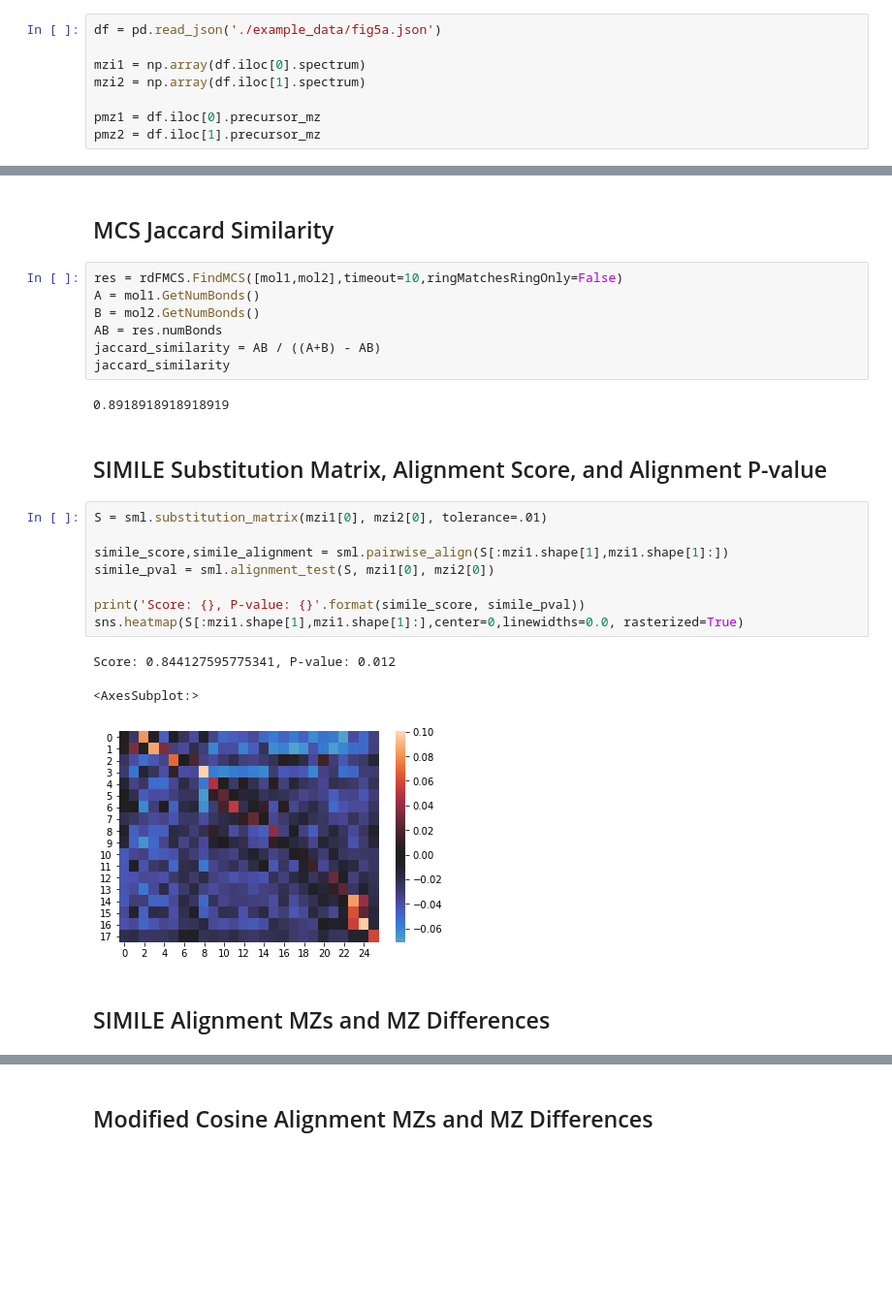
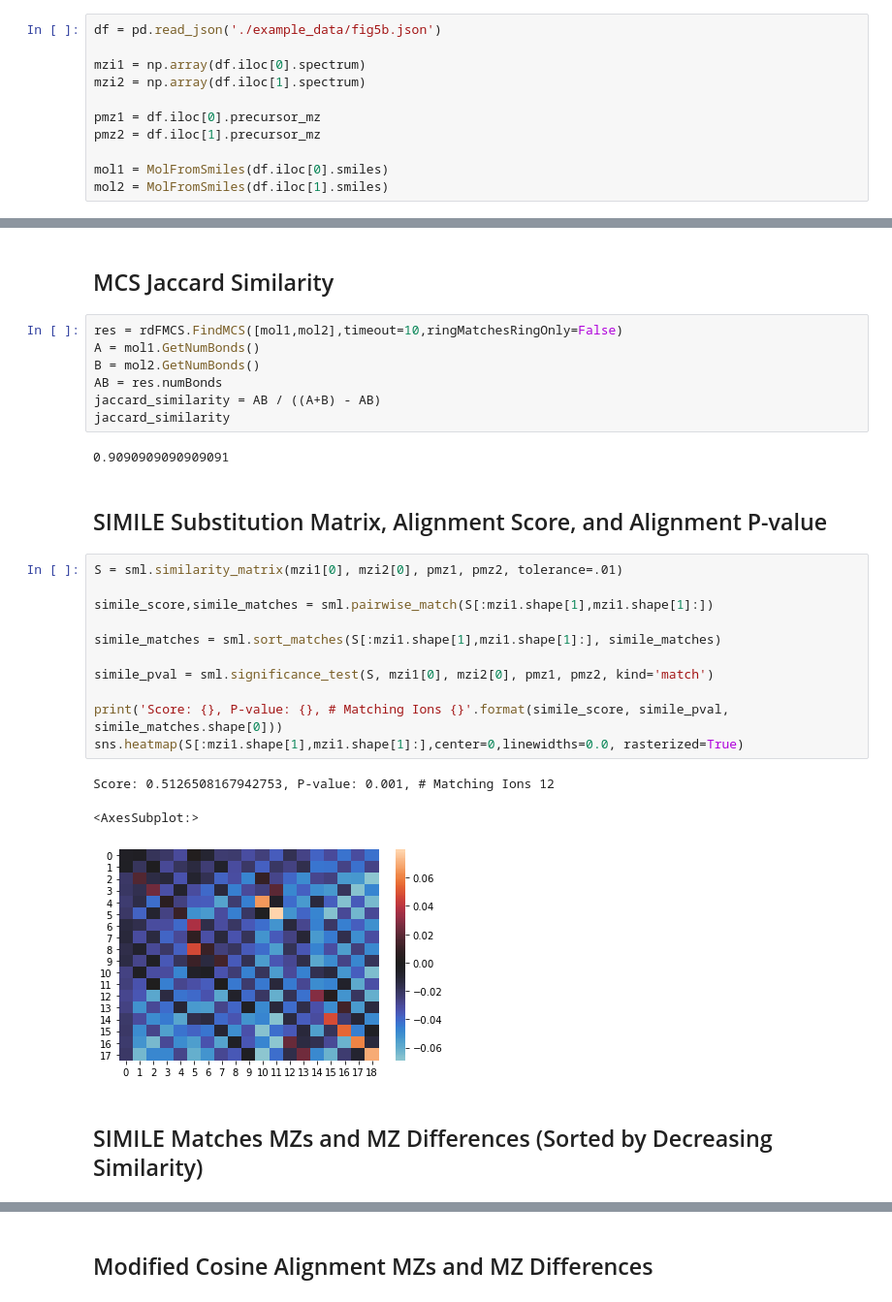
Before and after one commit to biorack/simile, a Jupyter notebook: simile-example.ipynb, the cells around one changed output, grey strips where cells are left out. Shown: that part at 97% size. Drawn from its saved outputs; the diff is of its cells as text; blank space fills up the shorter version.

```diff
--- a/simile-example.ipynb
+++ b/simile-example.ipynb
@@ -17,11 +19,14 @@ from rdkit.Chem import MolFromSmiles, rdFMCS
 # %% [markdown]
 ## Load Data
 # %%
-df = pd.read_json('./example_data/fig5a.json')
+df = pd.read_json('./example_data/fig5b.json')
 
 mzi1 = np.array(df.iloc[0].spectrum)
 mzi2 = np.array(df.iloc[1].spectrum)
 
 pmz1 = df.iloc[0].precursor_mz
 pmz2 = df.iloc[1].precursor_mz
+
+mol1 = MolFromSmiles(df.iloc[0].smiles)
+mol2 = MolFromSmiles(df.iloc[1].smiles)
 # %%
@@ -44,22 +47,25 @@ AB = res.numBonds
 jaccard_similarity = AB / ((A+B) - AB)
 jaccard_similarity
 # %% [output]
-0.8918918918918919
+0.9090909090909091
 # %% [markdown]
 ## SIMILE Substitution Matrix, Alignment Score, and Alignment P-value
 # %%
-S = sml.substitution_matrix(mzi1[0], mzi2[0], tolerance=.01)
+S = sml.similarity_matrix(mzi1[0], mzi2[0], pmz1, pmz2, tolerance=.01)
 
-simile_score,simile_alignment = sml.pairwise_align(S[:mzi1.shape[1],mzi1.shape[1]:])
-simile_pval = sml.alignment_test(S, mzi1[0], mzi2[0])
+simile_score,simile_matches = sml.pairwise_match(S[:mzi1.shape[1],mzi1.shape[1]:])
 
-print('Score: {}, P-value: {}'.format(simile_score, simile_pval))
+simile_matches = sml.sort_matches(S[:mzi1.shape[1],mzi1.shape[1]:], simile_matches)
+
+simile_pval = sml.significance_test(S, mzi1[0], mzi2[0], pmz1, pmz2, kind='match')
+
+print('Score: {}, P-value: {}, # Matching Ions {}'.format(simile_score, simile_pval, simile_matches.shape[0]))
 sns.heatmap(S[:mzi1.shape[1],mzi1.shape[1]:],center=0,linewidths=0.0, rasterized=True)
 # %% [output]
-Score: 0.844127595775341, P-value: 0.012
+Score: 0.5126508167942753, P-value: 0.001, # Matching Ions 12
 <AxesSubplot:>
-[figure, old version]
+[figure, new version]
 # %% [markdown]
-## SIMILE Alignment MZs and MZ Differences
+## SIMILE Matches MZs and MZ Differences (Sorted by Decreasing Similarity)
 # %%
 np.set_printoptions(suppress=True)
```
Also changed, not shown: parts of 7 cells of this notebook, 2 other files.
